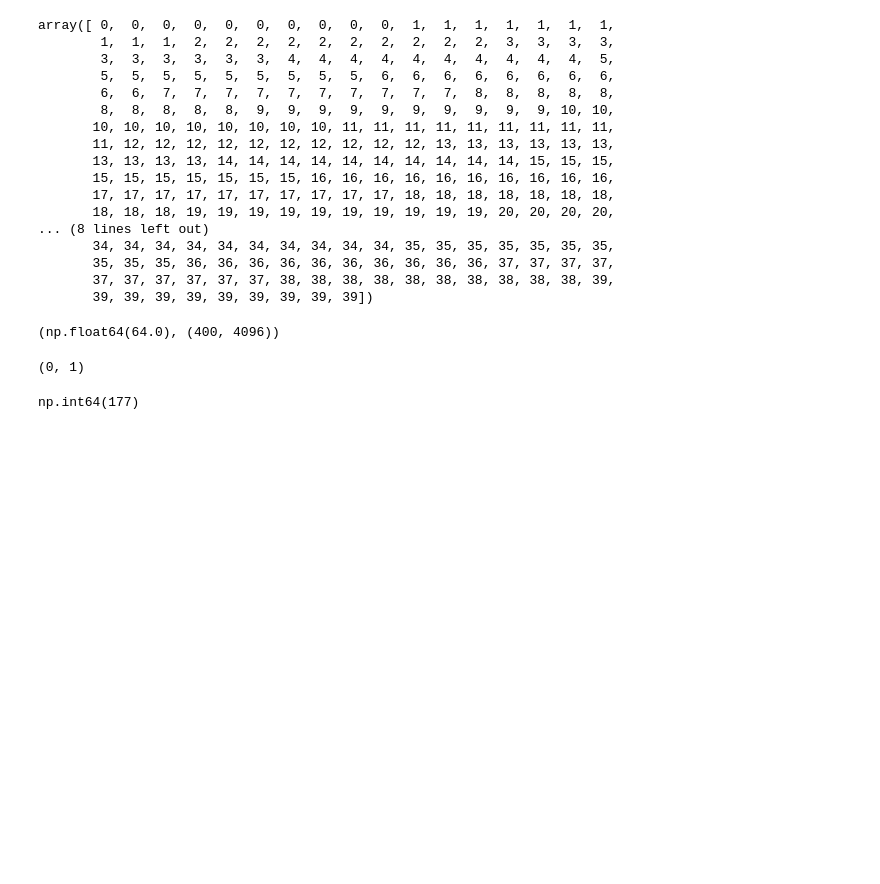
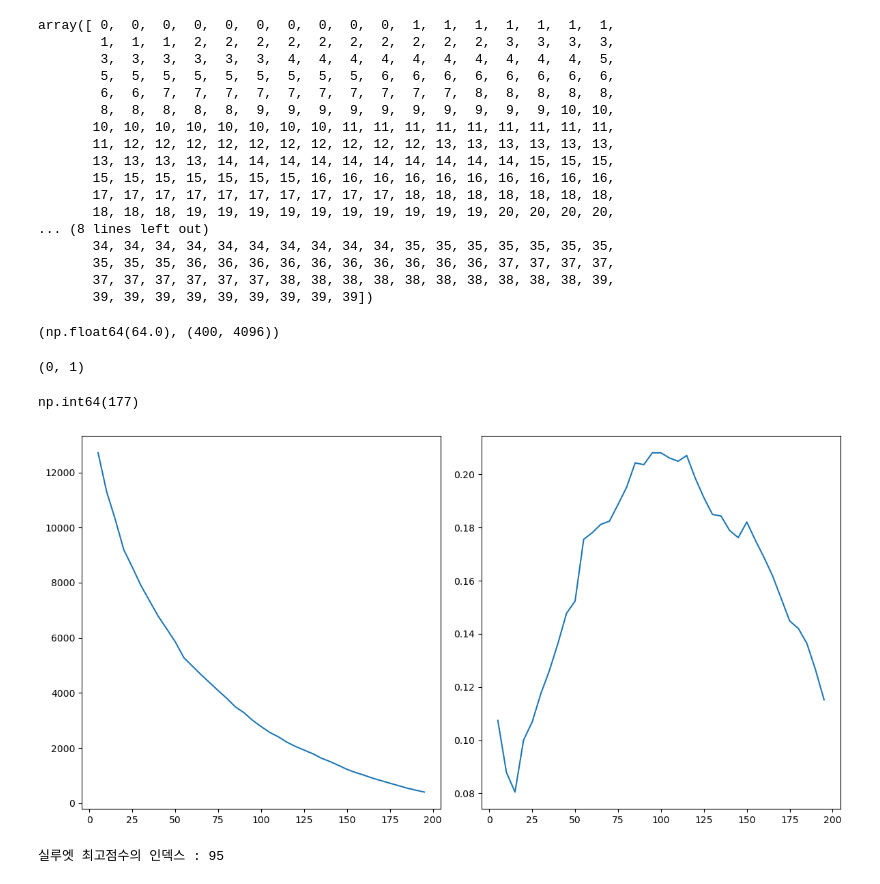
Before and after one commit to skn29teacher/skn29_lecture, a Jupyter notebook: 머신러닝/09.군집/실습.ipynb, the cells around one changed output. Saved outputs shown, nothing was run; the diff lists cells and outputs as text; code cells hidden in the pictures; blank space fills up the shorter version.

```diff
--- a/머신러닝/09.군집/실습.ipynb
+++ b/머신러닝/09.군집/실습.ipynb
@@ -53,0 +80,24 @@ np.int64(177)
+# %%
+from sklearn.cluster import KMeans
+from sklearn.metrics import silhouette_score
+import matplotlib.pyplot as plt
+k_range = range(5,200,5)
+ellow = []
+sillhouet_scores = []
+for k in k_range:
+    km = KMeans(n_clusters=k,random_state=42)
+    km.fit(x_train_pca)
+
+    sillhouet_scores.append(silhouette_score(x_train_pca, km.labels_))
+    ellow.append(km.inertia_)
+
+fig, ax = plt.subplots(1,2,figsize=(12,6))
+ax[0].plot(k_range,ellow )
+ax[1].plot(k_range,sillhouet_scores)
+plt.tight_layout()
+plt.show()
+
+print(f'실루엣 최고점수의 인덱스 : {k_range[np.argmax(sillhouet_scores)] }')
+# %% [output]
+[figure, added]
+실루엣 최고점수의 인덱스 : 95
```
Also changed, not shown: parts of 5 cells of this notebook.
